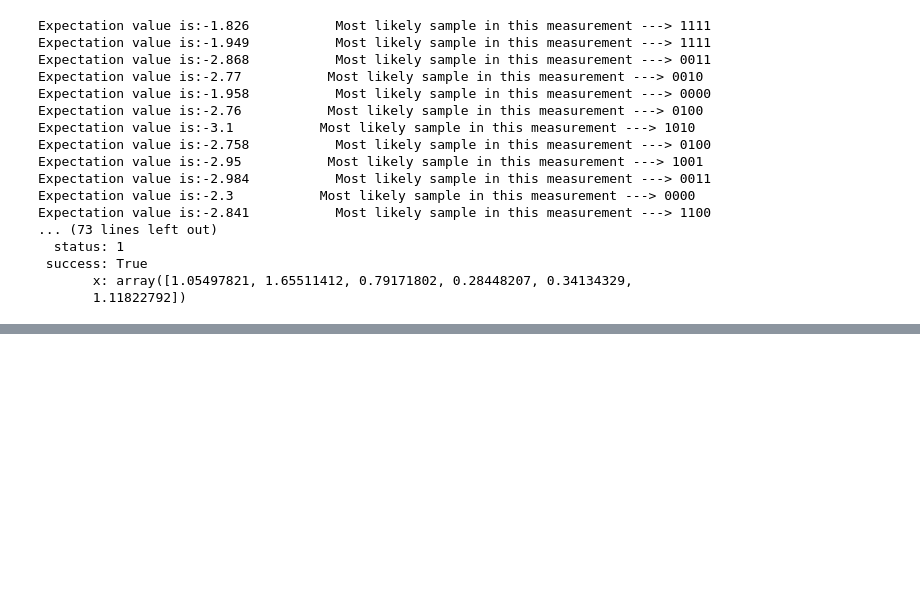
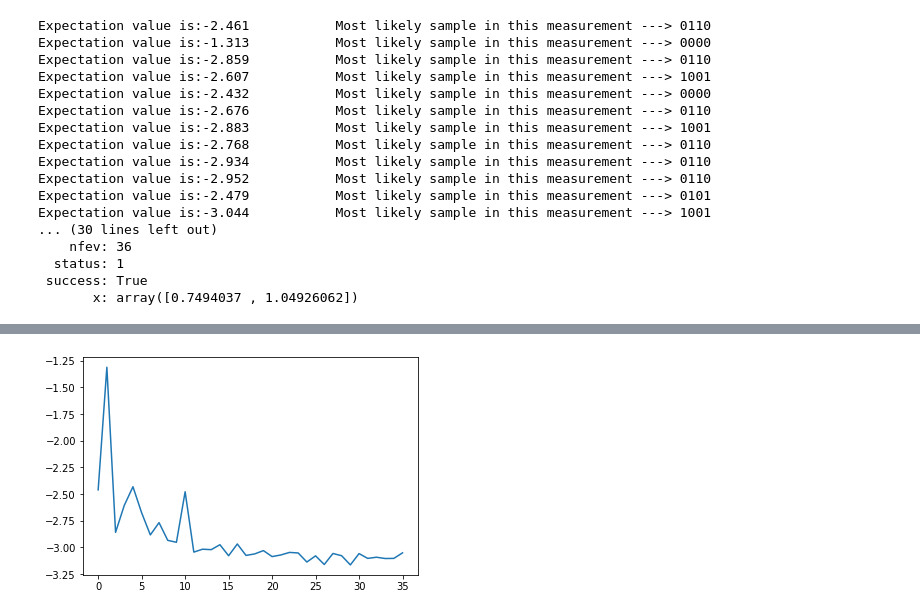
Before and after one commit to speQtrum/Quantum_Computing_Projects, a Jupyter notebook: QAOA - Quantum Approximate Optimization Algorithm/Maxcut_with_custom_QAOA_using_Qiskit.ipynb, the cells around one changed output, grey strips where cells are left out. Drawn from its saved outputs; the diff is of its cells as text; code cells hidden in the pictures; blank space fills up the shorter version.

```diff
--- a/QAOA - Quantum Approximate Optimization Algorithm/Maxcut_with_custom_QAOA_using_Qiskit.ipynb
+++ b/QAOA - Quantum Approximate Optimization Algorithm/Maxcut_with_custom_QAOA_using_Qiskit.ipynb
@@ -83,7 +72,7 @@ def qaoa(theta):  # Main QAOA circuit
 
 
 
-def measurement(theta):
+def measurement_simulator(theta):
     circuit = qaoa(theta)
     simulate     = execute(circuit, backend=Aer.get_backend("qasm_simulator"), shots=1000)
     results = simulate.result()
@@ -140,11 +129,13 @@ def str_2_array(z):  # Returns bitarray frm bitstring
         x.append(int(i))
     return np.array(x)
 # %%
-depth = 3 # depth of the circuit
+######## Running QAOA on simulator
+
+depth = 1 # depth of the circuit
 
 
 theta = np.random.rand(2*depth)
-solution = minimize(measurement,theta, method='COBYLA')
+solution = minimize(measurement_simulator,theta, method='COBYLA')
 print("\n\nOptimization complete:\n",solution)
 ###########################
 
@@ -152,20 +143,20 @@ print("\n\nOptimization complete:\n",solution)
 plt.plot(range(len(potential)),potential)
 plt.show()
 # %% [output]
-Expectation value is:-1.826           Most likely sample in this measurement ---> 1111
-Expectation value is:-1.949           Most likely sample in this measurement ---> 1111
-Expectation value is:-2.868           Most likely sample in this measurement ---> 0011
-Expectation value is:-2.77           Most likely sample in this measurement ---> 0010
-Expectation value is:-1.958           Most likely sample in this measurement ---> 0000
-Expectation value is:-2.76           Most likely sample in this measurement ---> 0100
-Expectation value is:-3.1           Most likely sample in this measurement ---> 1010
-Expectation value is:-2.758           Most likely sample in this measurement ---> 0100
-Expectation value is:-2.95           Most likely sample in this measurement ---> 1001
-Expectation value is:-2.984           Most likely sample in this measurement ---> 0011
-Expectation value is:-2.3           Most likely sample in this measurement ---> 0000
-Expectation value is:-2.841           Most likely sample in this measurement ---> 1100
-... (73 lines left out)
+Expectation value is:-2.461           Most likely sample in this measurement ---> 0110
+Expectation value is:-1.313           Most likely sample in this measurement ---> 0000
+Expectation value is:-2.859           Most likely sample in this measurement ---> 0110
+Expectation value is:-2.607           Most likely sample in this measurement ---> 1001
+Expectation value is:-2.432           Most likely sample in this measurement ---> 0000
+Expectation value is:-2.676           Most likely sample in this measurement ---> 0110
+Expectation value is:-2.883           Most likely sample in this measurement ---> 1001
+Expectation value is:-2.768           Most likely sample in this measurement ---> 0110
+Expectation value is:-2.934           Most likely sample in this measurement ---> 0110
+Expectation value is:-2.952           Most likely sample in this measurement ---> 0110
+Expectation value is:-2.479           Most likely sample in this measurement ---> 0101
+Expectation value is:-3.044           Most likely sample in this measurement ---> 1001
+... (30 lines left out)
+    nfev: 36
   status: 1
  success: True
-       x: array([1.05497821, 1.65511412, 0.79171802, 0.28448207, 0.34134329,
-       1.11822792])
+       x: array([0.7494037 , 1.04926062])
@@ -173 +163,2 @@ Expectation value is:-2.841           Most likely sample in this measurement ---
+[figure, added]
 # %%
```
Also changed, not shown: parts of 5 cells of this notebook.
